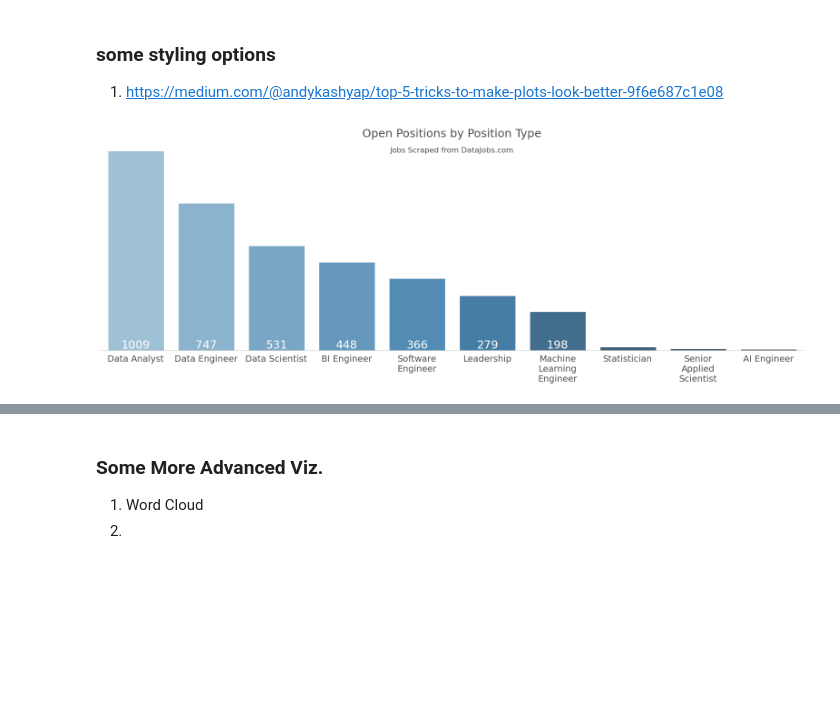
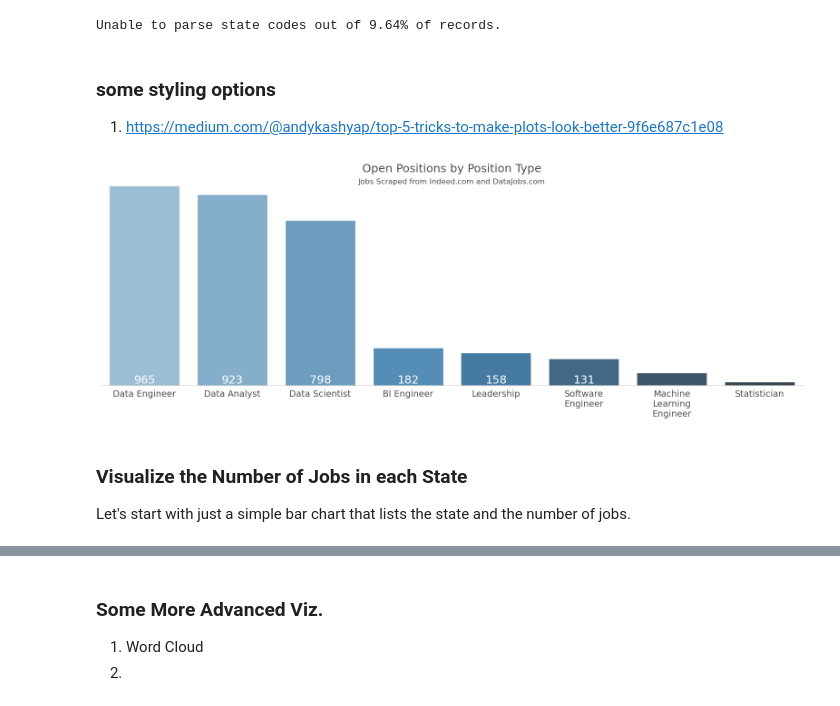
Before and after one commit to ColinB19/datajobswebscraper, a Jupyter notebook: Webscrape_DataJobs.ipynb, the cells around one changed output, grey strips where cells are left out. Drawn from its saved outputs; the diff is of its cells as text; code cells hidden in the pictures; blank space fills up the shorter version.

Commit message:
fixed state parser, just need to cleanup!

```diff
--- a/Webscrape_DataJobs.ipynb
+++ b/Webscrape_DataJobs.ipynb
@@ -525,5 +631,5 @@ def clean_title(title):
 # %%
-scrape_data = True
+scrape_data = False
 if scrape_data:
 
     djs = DataJobsScraper(site='Indeed')
@@ -532,5 +638,9 @@ if scrape_data:
     djs.clean_data()
     djs.export_data(data_path=PATH)
 
-# job_meta = pd.concat([pd.read_csv(PATH + "/DataJobs_job-meta.csv"), pd.read_csv(PATH + "/Indeed_job-meta.csv")], ignore_index=True)
-# job_descriptions = pd.concat([pd.read_csv(PATH + "/DataJobs_job-descriptions.csv"),pd.read_csv(PATH + "/Indeed_job-descriptions.csv")], ignore_index=True)
+# note: we should separate out the 04/01/2024 indeed pulls from just CA and WA
+# TODO: be smarter about this merge
+indeed_job_meta = pd.read_csv(PATH + "/Indeed_job-meta.csv")
+indeed_job_descriptions = pd.read_csv(PATH + "/Indeed_job-descriptions.csv")
+dj_job_meta = pd.read_csv(PATH + "/DataJobs_job-meta.csv")
+dj_job_descriptions = pd.read_csv(PATH + "/DataJobs_job-descriptions.csv")
@@ -563,0 +647,13 @@ djs.job_meta.head()
+# %%
+job_meta = pd.concat([
+    indeed_job_meta.drop('Unnamed: 0', axis=1),
+    dj_job_meta
+], ignore_index=True)
+
+job_descriptions = pd.concat([
+    indeed_job_descriptions.drop('Unnamed: 0', axis=1).merge(indeed_job_meta[['job_id', 'site']], on='job_id', how='left'),
+    dj_job_descriptions.merge(dj_job_meta[['job_id', 'site']], on='job_id', how='left')
+], ignore_index=True)
+
+# old datajobs entries didn't have this
+job_descriptions['site'].fillna('https://datajobs.com/',inplace=True)
@@ -563,0 +669,5 @@ djs.job_meta.head()
+# %%
+# FIXME: fix this
+job_meta['state'] = job_meta['location'].apply(lambda x: get_state_code(addr = x))
+job_meta['clean_title'] = job_meta['title'].apply(lambda x: clean_title(x))
+job_meta.head()
@@ -564,3 +685,7 @@ djs.job_meta.head()
+# %%
+print(f"Unable to parse state codes out of {job_meta[job_meta.state.isin(['',None])].shape[0]/job_meta.shape[0]:.2%} of records.")
+# %% [output]
+Unable to parse state codes out of 9.64% of records.
 # %% [markdown]
 ### some styling options
 
@@ -576,38 +701,41 @@ clean_title_counts = job_meta['clean_title'].value_counts().reset_index()
 
 # Plot the cats
 sns.set_color_codes("pastel")
-sns.barplot(x='clean_title', y="count", data=clean_title_counts[clean_title_counts['count'] > 1].head(10),
+sns.barplot(x='clean_title', y="count", data=clean_title_counts[clean_title_counts['count'] > 1].head(8),
             label="Number of Jobs per Category", palette="Blues_d", ax = ax)
 sns.despine(left=True)
 # ax.bar_label(ax.containers[0]);
 
 for idx, lbl in enumerate(list(ax.containers[0])):
     h = int(lbl.get_height())
     if h >100:
         plt.text(x=idx, y=10, s=f"{int(lbl.get_height())}", color='white',fontsize=18, horizontalalignment='center')
 
 
 # ax.set_ylabel('Number of Positions', size=18, color='#4f4e4e');
 ax.set_ylabel('')
 ax.set_xlabel('');
 ax.set_title(f'Open Positions by Position Type', size=18, color='#4f4e4e');
-plt.text(x=4.5, y=1000, s='Jobs Scraped from DataJobs.com',
+plt.text(x=3.5, y=975, s='Jobs Scraped from Indeed.com and DataJobs.com',
                  color='#4f4e4e', fontsize=12, horizontalalignment='center')
 plt.xticks(size=14, color='#4f4e4e');
 # plt.yticks(size=14, color='#4f4e4e');
 plt.yticks([],[]);
 
 # let's fix the MLE text
 labels = [item.get_text() for item in ax.get_xticklabels()]
 for idx, label in enumerate(labels):
     if len(label) > 14:
         labels[idx] = '\n'.join(label.split())
 
 ax.set_xticklabels(labels = labels);
 
 plt.savefig('FIGS/position_types.png');
 # %% [output]
-[figure, old version]
+[figure, new version]
+# %% [markdown]
+### Visualize the Number of Jobs in each State
+Let's start with just a simple bar chart that lists the state and the number of jobs.
 # %%
 
 # do a geospatial map for this
```
Also changed, not shown: parts of 23 cells of this notebook, 3 other files.
